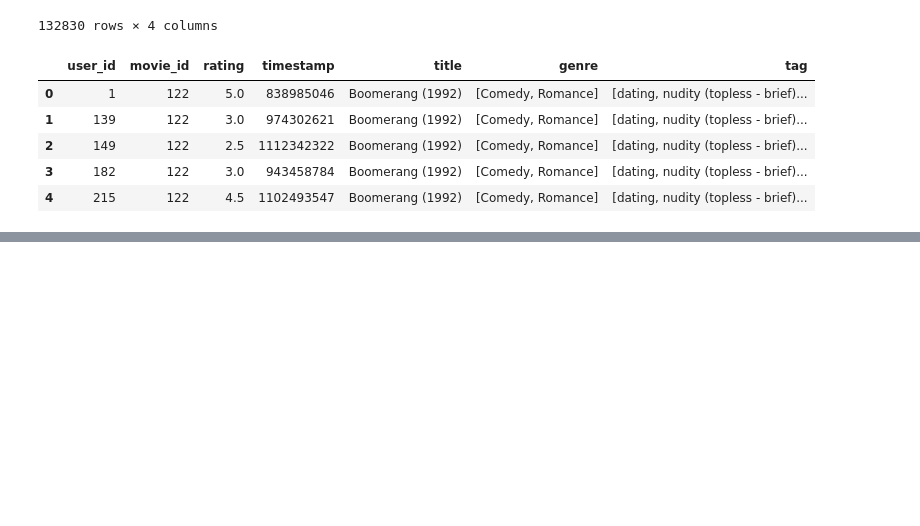
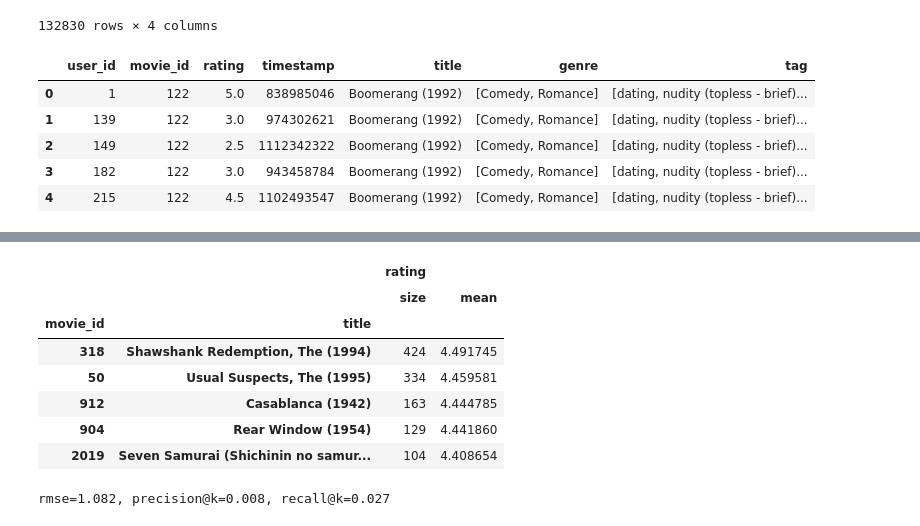
Before and after one commit to YUseiDoi/Movielens, a Jupyter notebook: src/recommender.ipynb, the cells around one changed output, grey strips where cells are left out. Saved outputs shown, nothing was run; the diff lists cells and outputs as text; code cells hidden in the pictures; blank space fills up the shorter version.

Commit message:
created Popularity Recommender class

```diff
--- a/src/recommender.ipynb
+++ b/src/recommender.ipynb
@@ -293,0 +310,49 @@ rmse=1.923, precision@k=0.000, recall@k=0.001
+# %%
+# 評価値が高い映画の確認
+# 評価数が少ない映画は信頼性が低いため，評価数に閾値を設ける
+movie_stats = movielens_train.groupby(['movie_id', 'title']).agg({'rating': [np.size, np.mean]})
+threshold_flg = movie_stats['rating']['size'] >= 100
+movie_sorted_by_rating = movie_stats[threshold_flg].sort_values(by=('rating', 'mean'), ascending=False).head()
+movie_sorted_by_rating
+# %% [output]
+|  |  | rating |  |
+|  |  | size | mean |
+| movie_id | title |  |  |
+| 318 | Shawshank Redemption, The (1994) | 424 | 4.491745 |
+| 50 | Usual Suspects, The (1995) | 334 | 4.459581 |
+| 912 | Casablanca (1942) | 163 | 4.444785 |
+| 904 | Rear Window (1954) | 129 | 4.441860 |
+| 2019 | Seven Samurai (Shichinin no samur... | 104 | 4.408654 |
+# %%
+class PopularityRecommender(BaseRecommender):
+    def recommend(self, dataset: Dataset, **kwargs) -> RecommendResult:
+        # 評価数の閾値
+        minimum_num_rating = kwargs.get('monimum_num_rating', 100)
+        # 各アイテムの平均評価値を計算し，その平均評価値を予測値として利用する
+        movie_rating_average = dataset.train.groupby('movie_id').agg({'rating': np.mean})
+        # テストデータに予測値を格納する
+        # テストデータのみに存在するアイテムの予測評価値は0とする
+        movie_rating_predict = dataset.test.merge(movie_rating_average, on='movie_id', how='left', suffixes=('_test', '_pred')).fillna(0)
+
+        # 各ユーザに対するおすすめの映画は，そのユーザがまだ評価していない映画の中から評価値が高いものを10作品とする
+        # 評価件数には閾値を設ける
+        pred_user2items = defaultdict(list)
+        # ユーザがすでに評価した映画を辞書型として取得する
+        user_watched_movies = dataset.train.groupby('user_id').agg({'movie_id': list})['movie_id'].to_dict()
+        # それぞれの映画の評価件数と平均評価値を取得する
+        movie_stats = dataset.train.groupby('movie_id').agg({'rating': [np.size, np.mean]})
+        threshold_flg = movie_stats['rating']['size'] >= minimum_num_rating
+        # 評価件数が閾値以上で，かつ平均評価値が高い順に並べ替え，映画IDのリストを取得する
+        movie_sorted_by_rating = (movie_stats[threshold_flg].sort_values(by=[('rating', 'mean')], ascending=False).index.tolist())
+        # ユーザごとにおすすめ映画を選択する
+        for user_id in dataset.train.user_id.unique():
+            for movie_id in movie_sorted_by_rating:
+                if movie_id not in user_watched_movies[user_id]:
+                    pred_user2items[user_id].append(movie_id)
+                    if len(pred_user2items[user_id]) == 10:
+                        break
+        return RecommendResult(movie_rating_predict.rating_pred, pred_user2items)
+
+PopularityRecommender().run_sample()
+# %% [output]
+rmse=1.082, precision@k=0.008, recall@k=0.027
```
Also changed, not shown: parts of 2 cells of this notebook.
